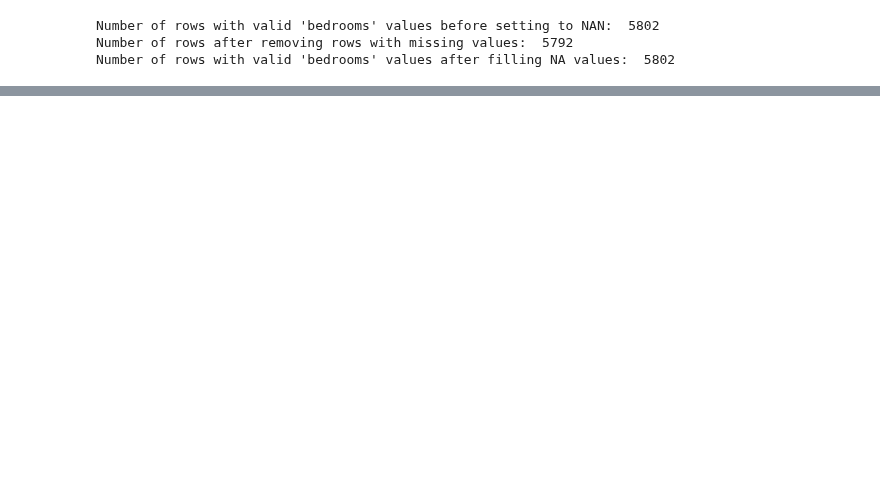
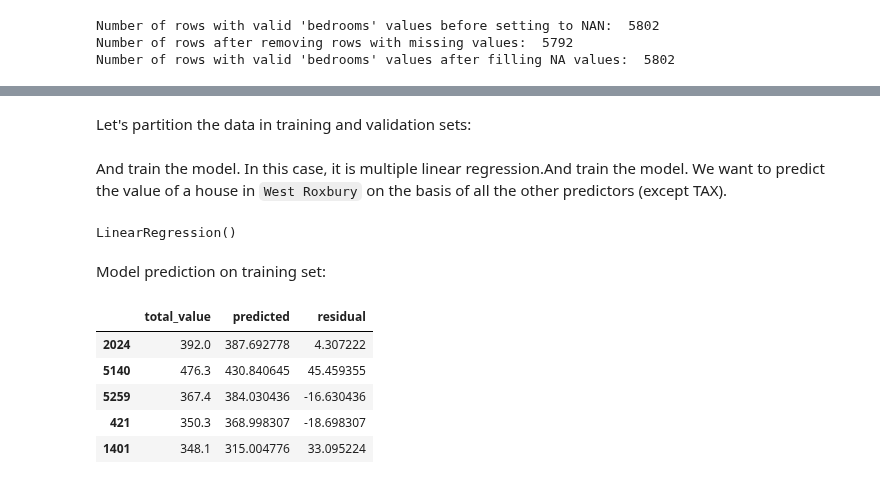
Before and after one commit to jeantardelli/data-mining-for-business-analytics, a Jupyter notebook: analysis/overview-of-the-data-mining-process.ipynb, the cells around one changed output, grey strips where cells are left out. Cells and saved outputs as stored; diff of their text form; code cells hidden in the pictures; blank space fills up the shorter version.

Commit message:
Predictive Power and Overfitting

```diff
--- a/analysis/load-and-creating-subsets-from-the-data.ipynb
+++ b/analysis/overview-of-the-data-mining-process.ipynb
@@ -326,0 +482,37 @@ norm_df = pd.DataFrame(scaler.fit_transform(housing_df),
+# %%
+# create list of predictors and outcome
+exclude_cols = ("total_value", "tax")
+predictors = [s for s in housing_df.columns if s not in exclude_cols]
+outcome = "total_value"
+# %% [markdown]
+Let's partition the data in training and validation sets:
+# %%
+# Partition data
+X = housing_df[predictors]
+y = housing_df[outcome]
+
+train_X, valid_X, train_y, valid_y = train_test_split(X, y, test_size=0.40, random_state=1)
+# %% [markdown]
+And train the model. In this case, it is multiple linear regression.And train the model. We want to predict the value of a house in `West Roxbury` on the basis of all the other predictors (except TAX).
+# %%
+model = LinearRegression()
+model.fit(train_X, train_y)
+# %% [output]
+LinearRegression()
+# %% [markdown]
+Model prediction on training set:
+# %%
+train_pred = model.predict(train_X)
+train_results = pd.DataFrame({
+    "total_value": train_y,
+    "predicted": train_pred,
+    "residual": train_y - train_pred,
+})
+train_results.head()
+# %% [output]
+|  | total_value | predicted | residual |
+| 2024 | 392.0 | 387.692778 | 4.307222 |
+| 5140 | 476.3 | 430.840645 | 45.459355 |
+| 5259 | 367.4 | 384.030436 | -16.630436 |
+| 421 | 350.3 | 368.998307 | -18.698307 |
+| 1401 | 348.1 | 315.004776 | 33.095224 |
```
Also changed, not shown: parts of 33 cells of this notebook, 1 other file.
